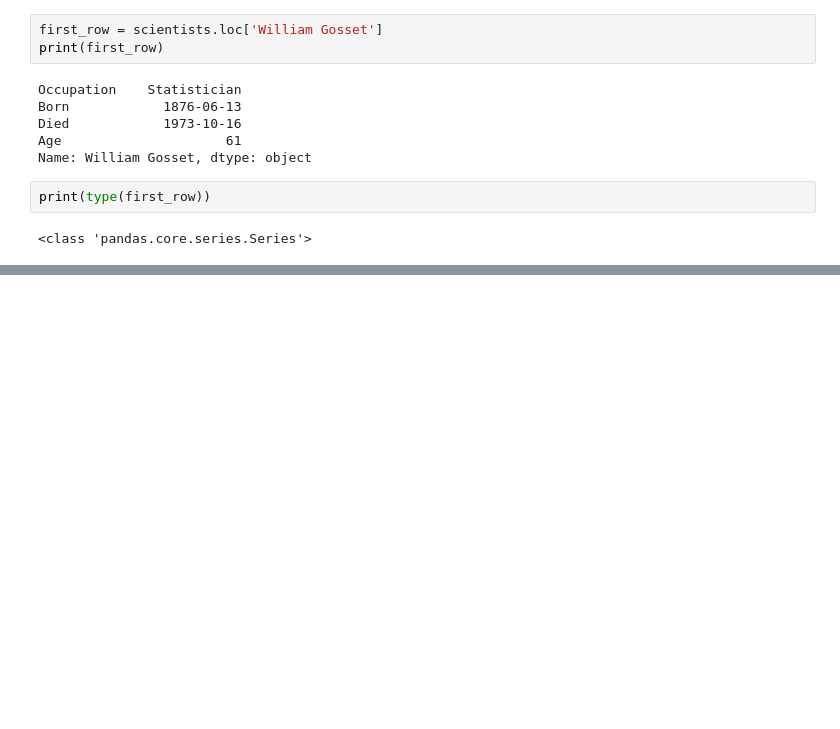
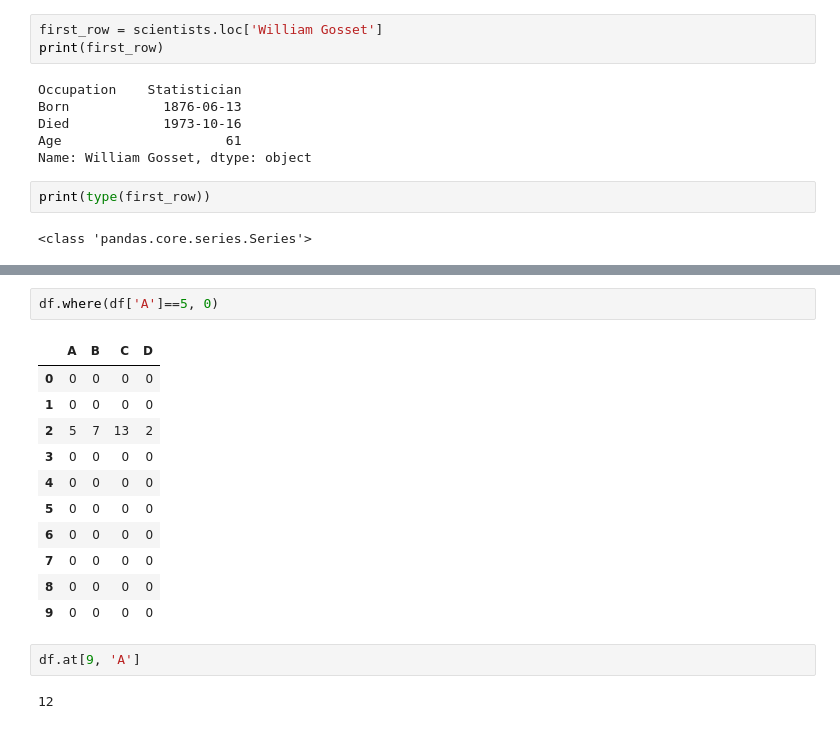
Before and after one commit to countifs/fork-doit_pandas, a Jupyter notebook: practice/03. 판다스 데이터프레임과 시리즈.ipynb, the cells around one changed output, grey strips where cells are left out. Saved outputs shown, nothing was run; the diff lists cells and outputs as text; blank space fills up the shorter version.

```diff
--- a/practice/03. 판다스 데이터프레임과 시리즈.ipynb
+++ b/practice/03. 판다스 데이터프레임과 시리즈.ipynb
@@ -196,0 +917,18 @@ print(type(first_row))
+# %%
+df.where(df['A']==5, 0)
+# %% [output]
+|  | A | B | C | D |
+| 0 | 0 | 0 | 0 | 0 |
+| 1 | 0 | 0 | 0 | 0 |
+| 2 | 5 | 7 | 13 | 2 |
+| 3 | 0 | 0 | 0 | 0 |
+| 4 | 0 | 0 | 0 | 0 |
+| 5 | 0 | 0 | 0 | 0 |
+| 6 | 0 | 0 | 0 | 0 |
+| 7 | 0 | 0 | 0 | 0 |
+| 8 | 0 | 0 | 0 | 0 |
+| 9 | 0 | 0 | 0 | 0 |
+# %%
+df.at[9, 'A']
+# %% [output]
+12
```
Also changed, not shown: parts of 114 cells of this notebook, 3 other files.
